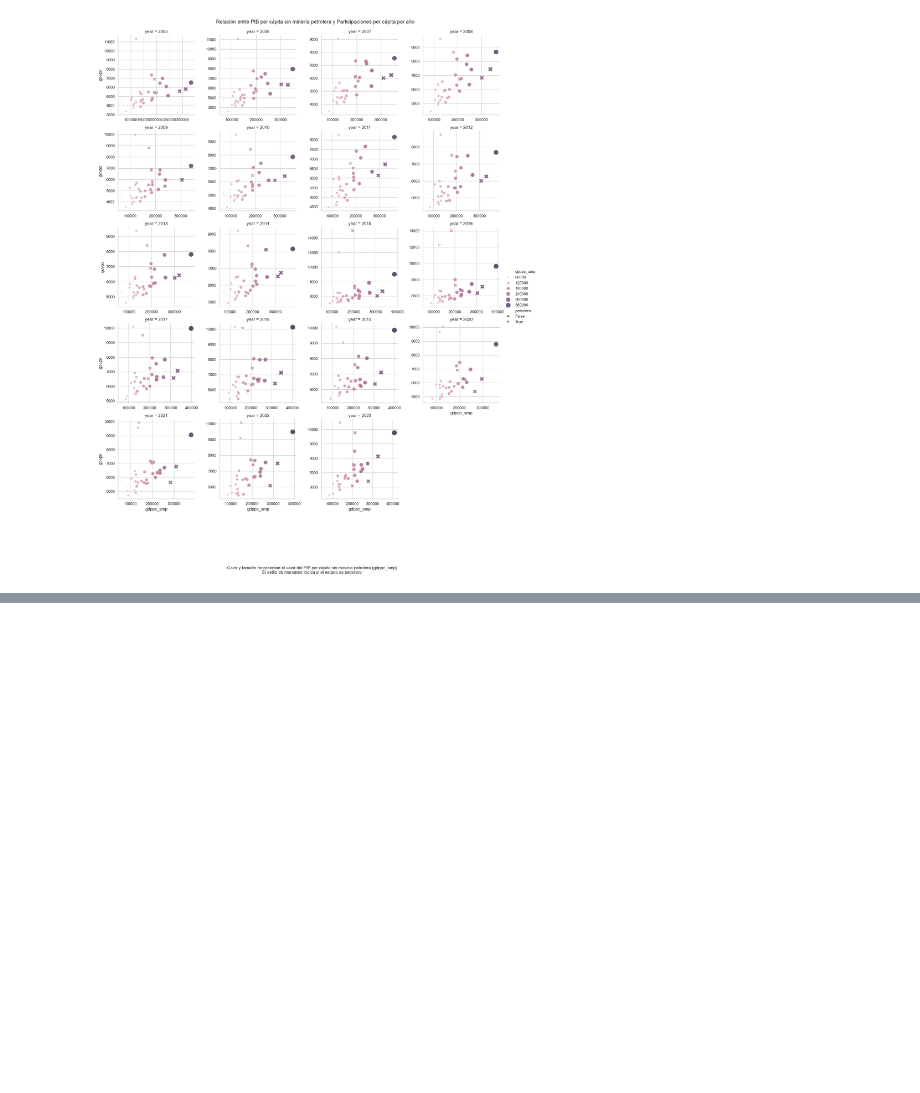
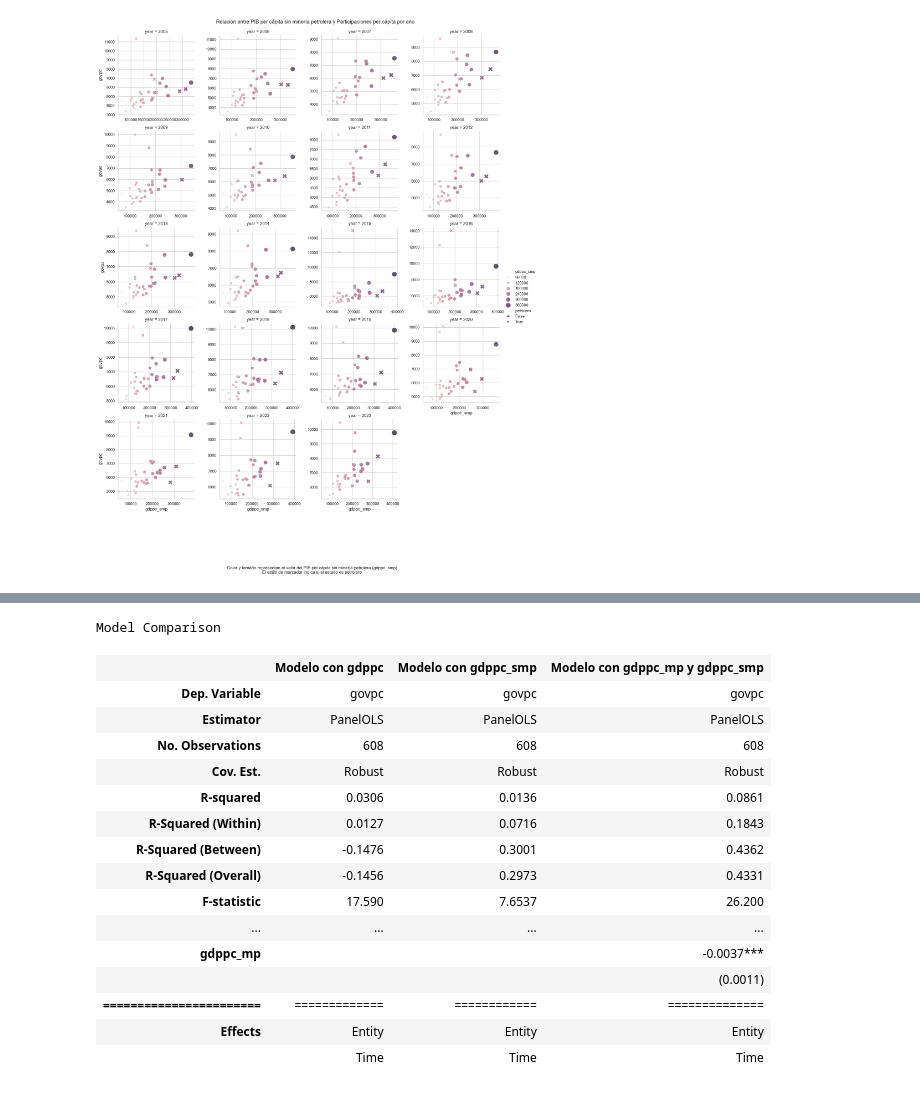
Before and after one commit to jadrk040507/nivelacion-fiscal, a Jupyter notebook: scripts/regressions.ipynb, the cells around one changed output, grey strips where cells are left out. Cells and saved outputs as stored; diff of their text form; code cells hidden in the pictures; blank space fills up the shorter version.

```diff
--- a/scripts/regressions.ipynb
+++ b/scripts/regressions.ipynb
@@ -282,13 +327,13 @@ df_panel = df.set_index(['Estado', 'year'])[['govpc', 'gdppc', 'gdppc_smp']].dro
 # %%
 # ----------- Modelo con gdppc -----------
 
-# Fixed Effects (Entity)
-fe_gdppc = PanelOLS.from_formula('govpc ~ gdppc + EntityEffects', data=df_panel).fit(cov_type='robust')
+# Fixed Effects (Entity + Time)
+fe_gdppc = PanelOLS.from_formula('govpc ~ gdppc + EntityEffects + TimeEffects', data=df_panel).fit(cov_type='robust')
 print(fe_gdppc.summary)
 
 # Random Effects
-re_gdppc = RandomEffects.from_formula('govpc ~ gdppc', data=df_panel).fit(cov_type='robust')
-print(re_gdppc.summary)
+# re_gdppc = RandomEffects.from_formula('govpc ~ gdppc', data=df_panel).fit(cov_type='robust')
+# print(re_gdppc.summary)
 # %% [output]
                           PanelOLS Estimation Summary
 ================================================================================
@@ -337,0 +414,20 @@ gdppc_smp      0.0282     0.0018     15.748     0.0000      0.0247      0.0317
+# %%
+compare({'Modelo con gdppc':fe_gdppc, 'Modelo con gdppc_smp':fe_smp, 'Modelo con gdppc_mp y gdppc_smp':fe_decom}, stars=True, precision='std_errors')
+# %% [output]
+Model Comparison
+|  | Modelo con gdppc | Modelo con gdppc_smp | Modelo con gdppc_mp y gdppc_smp |
+| Dep. Variable | govpc | govpc | govpc |
+| Estimator | PanelOLS | PanelOLS | PanelOLS |
+| No. Observations | 608 | 608 | 608 |
+| Cov. Est. | Robust | Robust | Robust |
+| R-squared | 0.0306 | 0.0136 | 0.0861 |
+| R-Squared (Within) | 0.0127 | 0.0716 | 0.1843 |
+| R-Squared (Between) | -0.1476 | 0.3001 | 0.4362 |
+| R-Squared (Overall) | -0.1456 | 0.2973 | 0.4331 |
+| F-statistic | 17.590 | 7.6537 | 26.200 |
+| ... | ... | ... | ... |
+| gdppc_mp |  |  | -0.0037*** |
+|  |  |  | (0.0011) |
+| ======================= | ============= | ============ | ============== |
+| Effects | Entity | Entity | Entity |
+|  | Time | Time | Time |
```
Also changed, not shown: parts of 16 cells of this notebook, 2 other files.
